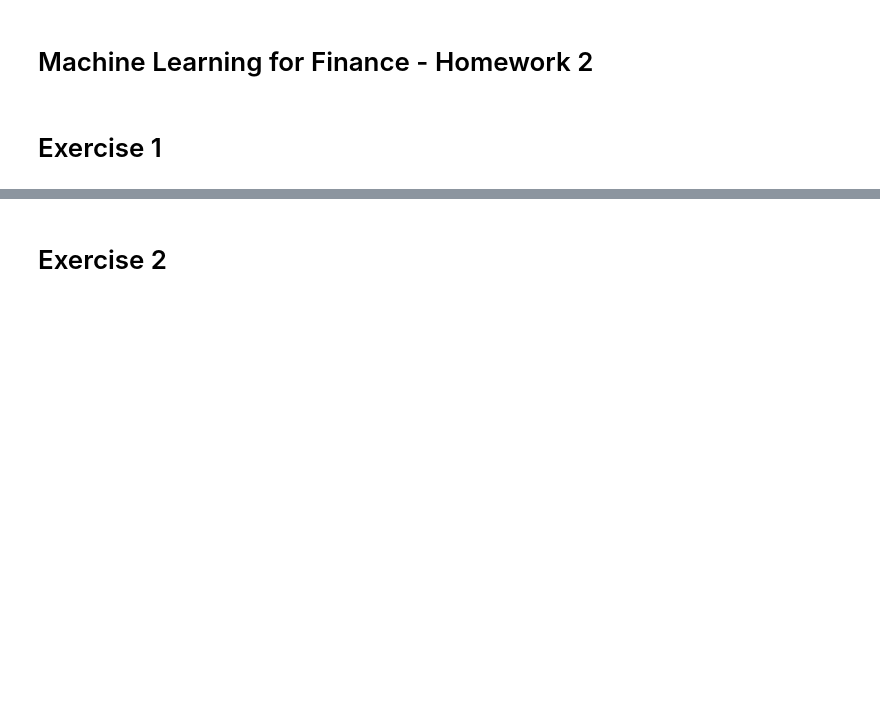
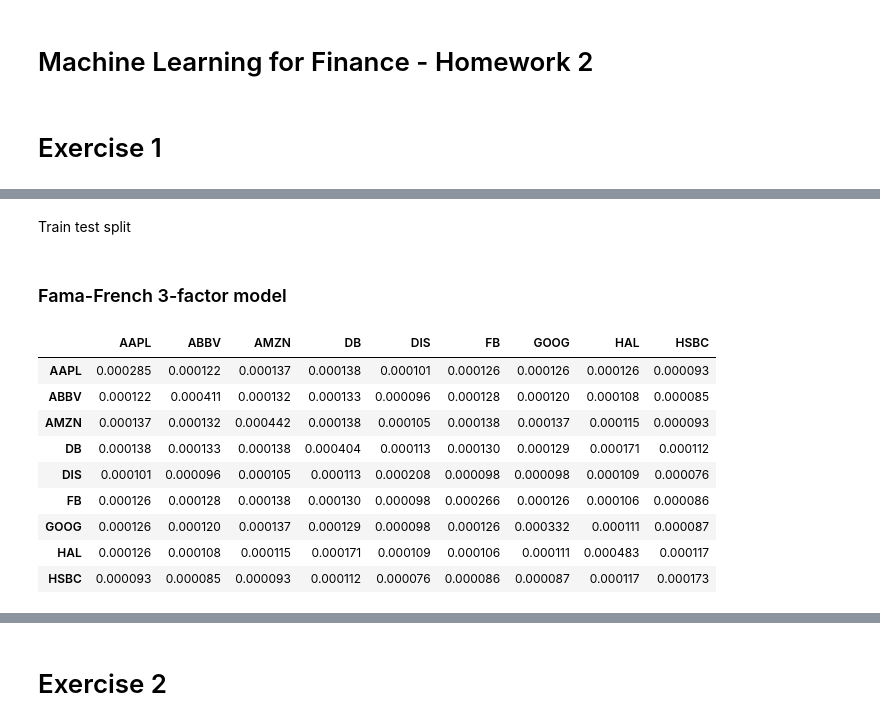
Before and after one commit to ruimaciell/2nd_homework_ml, a Jupyter notebook: HW2_2_rui.ipynb, the cells around one changed output, grey strips where cells are left out. Cells and saved outputs as stored; diff of their text form; code cells hidden in the pictures; blank space fills up the shorter version.

```diff
--- a/HW2_2_rui.ipynb
+++ b/HW2_2_rui.ipynb
@@ -22,0 +134,2 @@ seed = 4
+# %% [markdown]
+Train test split
@@ -22,0 +147,2 @@ seed = 4
+# %% [markdown]
+###  Fama-French 3-factor model
@@ -22,0 +159,17 @@ seed = 4
+# %%
+# add stock names to the columns and index
+Sigma_FamaFrench = pd.DataFrame(Sigma_FamaFrench)
+Sigma_FamaFrench.columns = X_trn.columns
+Sigma_FamaFrench.index = X_trn.columns
+Sigma_FamaFrench
+# %% [output]
+|  | AAPL | ABBV | AMZN | DB | DIS | FB | GOOG | HAL | HSBC |
+| AAPL | 0.000285 | 0.000122 | 0.000137 | 0.000138 | 0.000101 | 0.000126 | 0.000126 | 0.000126 | 0.000093 |
+| ABBV | 0.000122 | 0.000411 | 0.000132 | 0.000133 | 0.000096 | 0.000128 | 0.000120 | 0.000108 | 0.000085 |
+| AMZN | 0.000137 | 0.000132 | 0.000442 | 0.000138 | 0.000105 | 0.000138 | 0.000137 | 0.000115 | 0.000093 |
+| DB | 0.000138 | 0.000133 | 0.000138 | 0.000404 | 0.000113 | 0.000130 | 0.000129 | 0.000171 | 0.000112 |
+| DIS | 0.000101 | 0.000096 | 0.000105 | 0.000113 | 0.000208 | 0.000098 | 0.000098 | 0.000109 | 0.000076 |
+| FB | 0.000126 | 0.000128 | 0.000138 | 0.000130 | 0.000098 | 0.000266 | 0.000126 | 0.000106 | 0.000086 |
+| GOOG | 0.000126 | 0.000120 | 0.000137 | 0.000129 | 0.000098 | 0.000126 | 0.000332 | 0.000111 | 0.000087 |
+| HAL | 0.000126 | 0.000108 | 0.000115 | 0.000171 | 0.000109 | 0.000106 | 0.000111 | 0.000483 | 0.000117 |
+| HSBC | 0.000093 | 0.000085 | 0.000093 | 0.000112 | 0.000076 | 0.000086 | 0.000087 | 0.000117 | 0.000173 |
```
Also changed, not shown: parts of 45 cells of this notebook, 1 other file.
